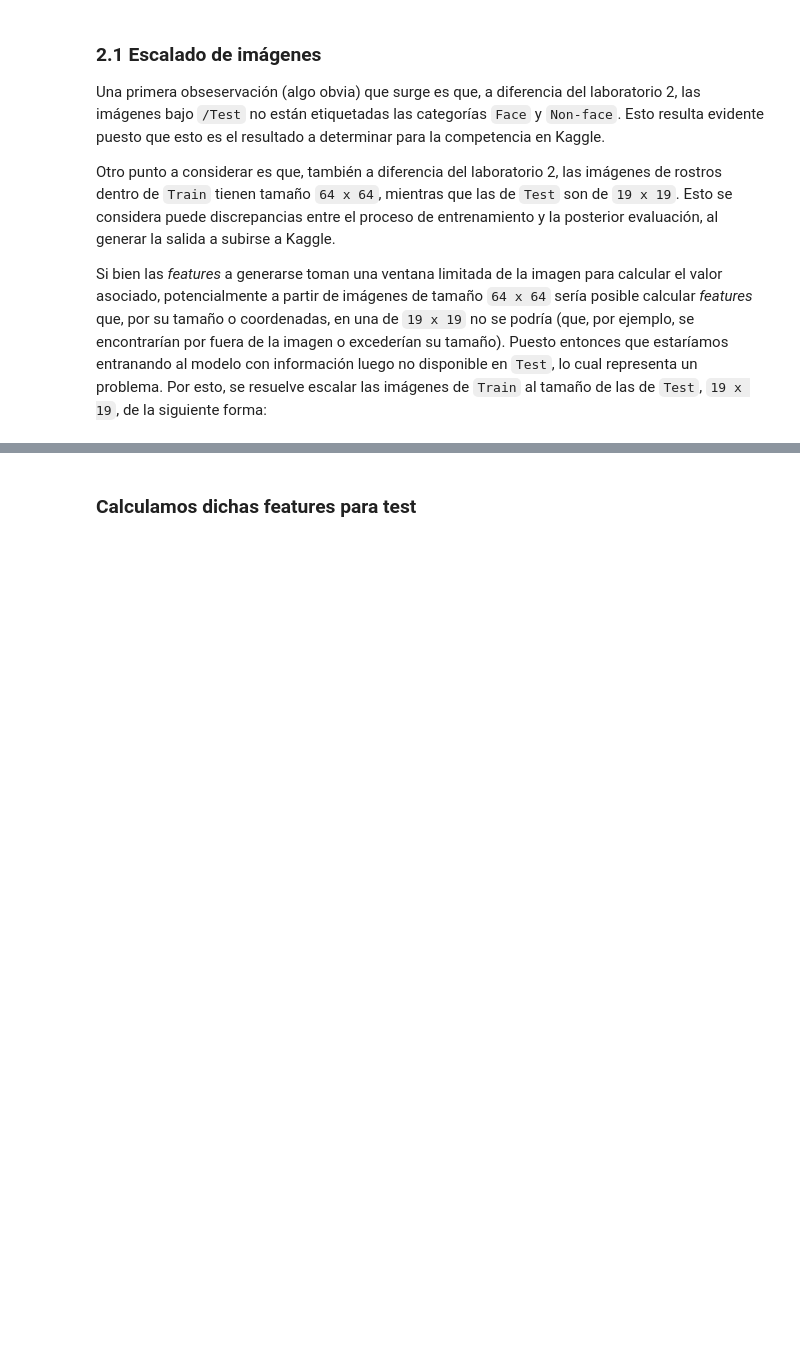
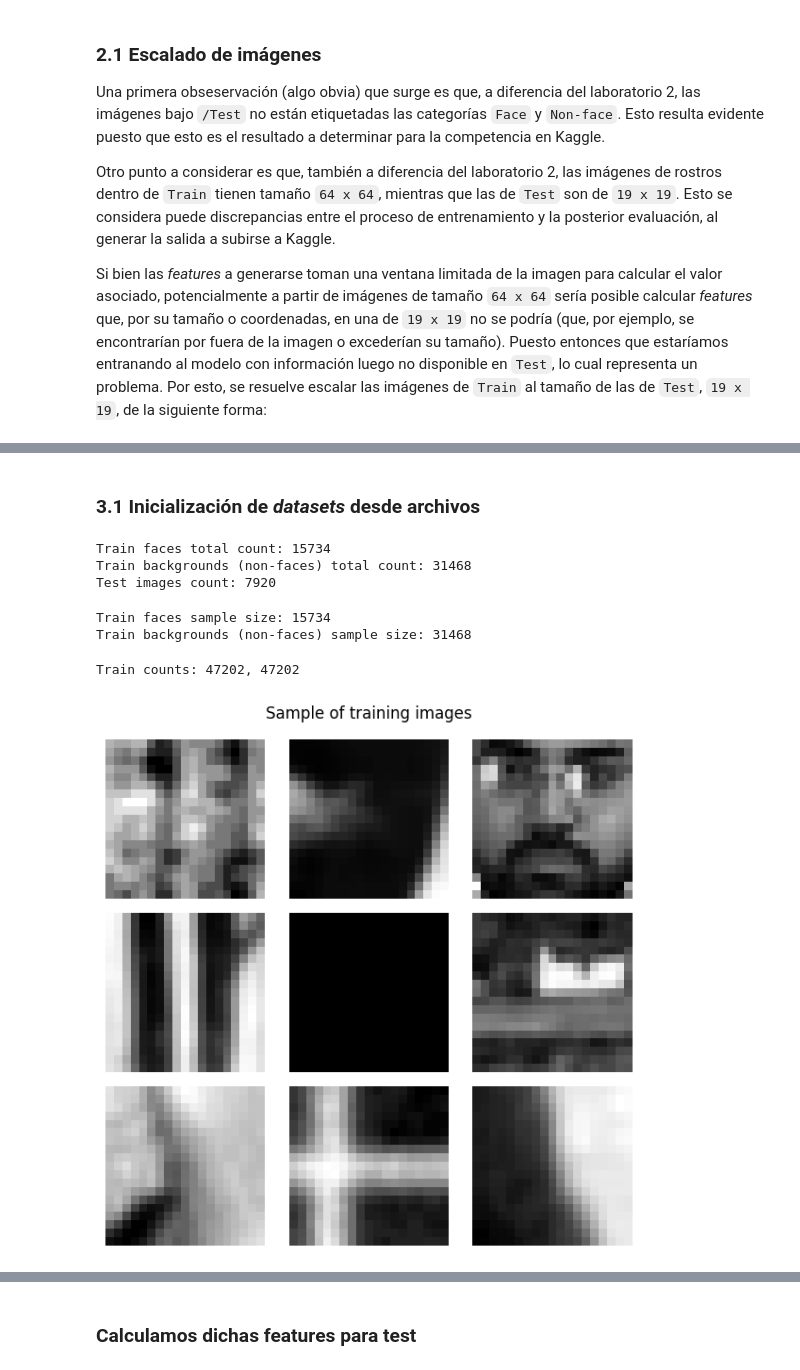
Before and after one commit to sebassu/machine-learning-para-IA, a Jupyter notebook: obligatorio/obligatorio.ipynb, the cells around one changed output, grey strips where cells are left out. Saved outputs shown, nothing was run; the diff lists cells and outputs as text; code cells hidden in the pictures; blank space fills up the shorter version.

```diff
--- a/obligatorio/obligatorio.ipynb
+++ b/obligatorio/obligatorio.ipynb
@@ -326,0 +112,11 @@ X_train.shape
+# %%
+SOURCE_PATH, OUTPUT_PATH = "./data/Train/Original_Faces", "./data/Train/Faces"
+if exists(OUTPUT_PATH):
+    rmtree(OUTPUT_PATH)
+makedirs(OUTPUT_PATH)
+
+for path in tqdm(glob(f"{SOURCE_PATH}/*.pgm")):
+    image_data = resize(image=imread(path), output_shape=(19, 19))
+    image = Image.fromarray(image_data, mode="L")
+    image.save(f"{OUTPUT_PATH}/{basename(path)}")
+rmtree(SOURCE_PATH)
@@ -326,0 +281,63 @@ X_train.shape
+# %% [markdown]
+### 3.1 Inicialización de _datasets_ desde archivos
+# %%
+def _clear_all_variables():
+    variables = globals().copy()
+    for identifier, variable in variables.items():
+        if identifier[0] != "_":
+            del variable
+
+
+_clear_all_variables()
+
+faces_train_paths = glob("./data/Train/Faces/*.pgm")
+backgrounds_train_paths = glob("./data/Train/Non_Faces/*.pgm")
+test_filenames = glob("./data/Test/*.pgm")
+
+print(f"Train faces total count: {len(faces_train_paths)}")
+print(f"Train backgrounds (non-faces) total count: {len(backgrounds_train_paths)}")
+print(f"Test images count: {len(test_filenames)}")
+# %% [output]
+Train faces total count: 15734
+Train backgrounds (non-faces) total count: 31468
+Test images count: 7920
+# %%
+# En caso de desear un subconjunto de las imágenes de entrenamiento
+fraction = 1
+assert 0 < fraction <= 1
+
+faces_count = round(fraction * len(faces_train_paths))
+backgrounds_count = round(fraction * len(backgrounds_train_paths))
+faces_train_paths = sample(faces_train_paths, faces_count)
+backgrounds_paths = sample(backgrounds_train_paths, backgrounds_count)
+
+print(f"Train faces sample size: {len(faces_train_paths)}")
+print(f"Train backgrounds (non-faces) sample size: {len(backgrounds_paths)}")
+# %% [output]
+Train faces sample size: 15734
+Train backgrounds (non-faces) sample size: 31468
+# %%
+train_images = [
+    imread(path) for path in tqdm(chain(backgrounds_paths, faces_train_paths))
+]
+y_train = [0] * len(backgrounds_paths) + [1] * len(faces_train_paths)
+test_images = [imread(path) for path in tqdm(test_filenames)]
+
+print(f"\nTrain counts: {len(train_images)}, {len(y_train)}")
+# %% [output]
+Train counts: 47202, 47202
+# %%
+def sample_images_and_show_from(dataset: list[np.ndarray], title: str) -> None:
+    sampled_images = sample(dataset, 9)
+    _, axes = plt.subplots(3, 3, figsize=(6, 6))
+    for ax, img in zip(axes.flatten(), sampled_images):
+        ax.imshow(img, cmap="gray")
+        ax.axis("off")
+    plt.suptitle(title)
+    plt.tight_layout()
+    plt.show()
+
+
+sample_images_and_show_from(train_images, "Sample of training images")
+# %% [output]
+[figure, added]
```
Also changed, not shown: parts of 43 cells of this notebook, 4 other files.
